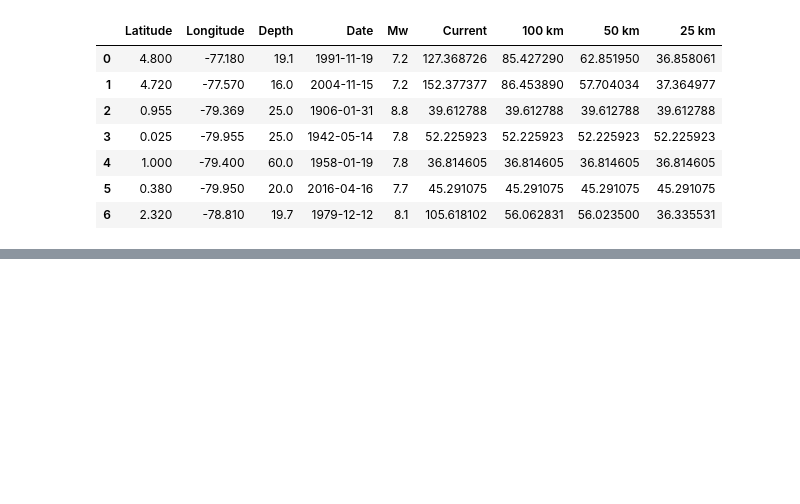
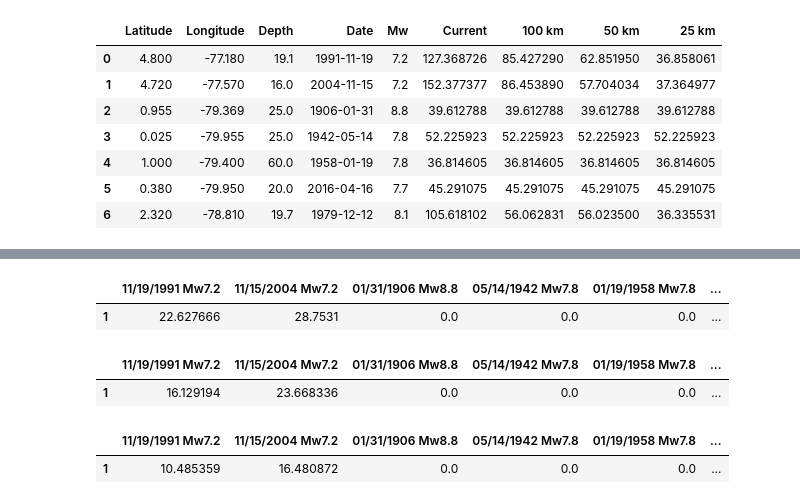
Before and after one commit to david-mencin/ColombiaEEW, a Jupyter notebook: DetectionTimeTable.ipynb, the cells around one changed output, grey strips where cells are left out. Cells and saved outputs as stored; diff of their text form; code cells hidden in the pictures; blank space fills up the shorter version.

```diff
--- a/DetectionTimeTable.ipynb
+++ b/DetectionTimeTable.ipynb
@@ -303,3 +303,18 @@ warn100
 | 11 | Riobamba | 156.183164 | 151.641973 | 59.462830 | 40.318655 | 61.592657 | ... |
 # %%
 warn100.to_csv('Warning100Table.csv', float_format="%.1f")
+# %%
+warn25.iloc[1:2,1:8].subtract(warn.iloc[1:2,1:8])
+# %% [output]
+|  | 11/19/1991 Mw7.2 | 11/15/2004 Mw7.2 | 01/31/1906 Mw8.8 | 05/14/1942 Mw7.8 | 01/19/1958 Mw7.8 | ... |
+| 1 | 22.627666 | 28.7531 | 0.0 | 0.0 | 0.0 | ... |
+# %%
+warn50.iloc[1:2,1:8].subtract(warn.iloc[1:2,1:8])
+# %% [output]
+|  | 11/19/1991 Mw7.2 | 11/15/2004 Mw7.2 | 01/31/1906 Mw8.8 | 05/14/1942 Mw7.8 | 01/19/1958 Mw7.8 | ... |
+| 1 | 16.129194 | 23.668336 | 0.0 | 0.0 | 0.0 | ... |
+# %%
+warn100.iloc[1:2,1:8].subtract(warn.iloc[1:2,1:8])
+# %% [output]
+|  | 11/19/1991 Mw7.2 | 11/15/2004 Mw7.2 | 01/31/1906 Mw8.8 | 05/14/1942 Mw7.8 | 01/19/1958 Mw7.8 | ... |
+| 1 | 10.485359 | 16.480872 | 0.0 | 0.0 | 0.0 | ... |
```
Also changed, not shown: 1 other file.
